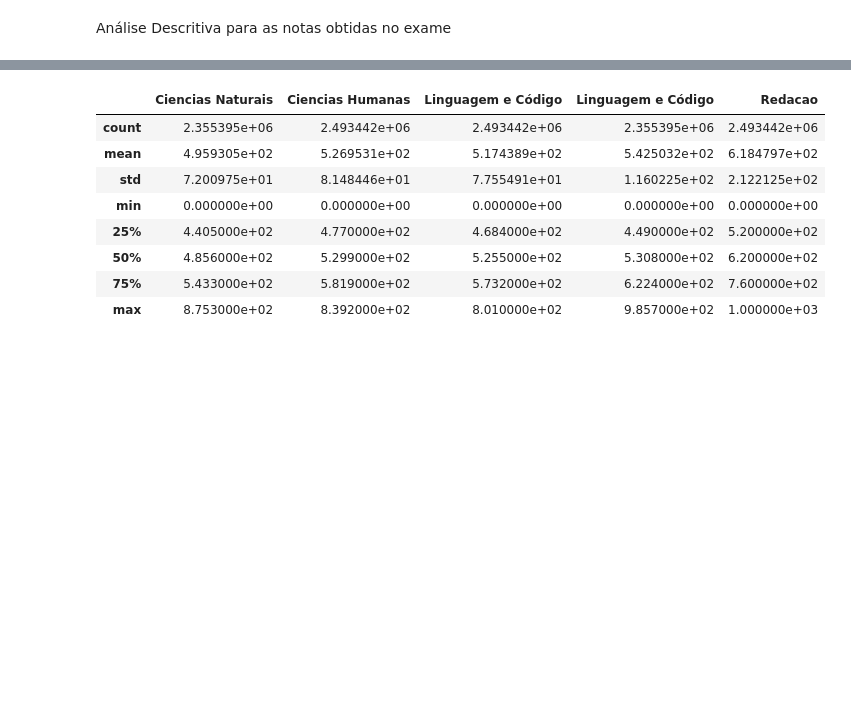
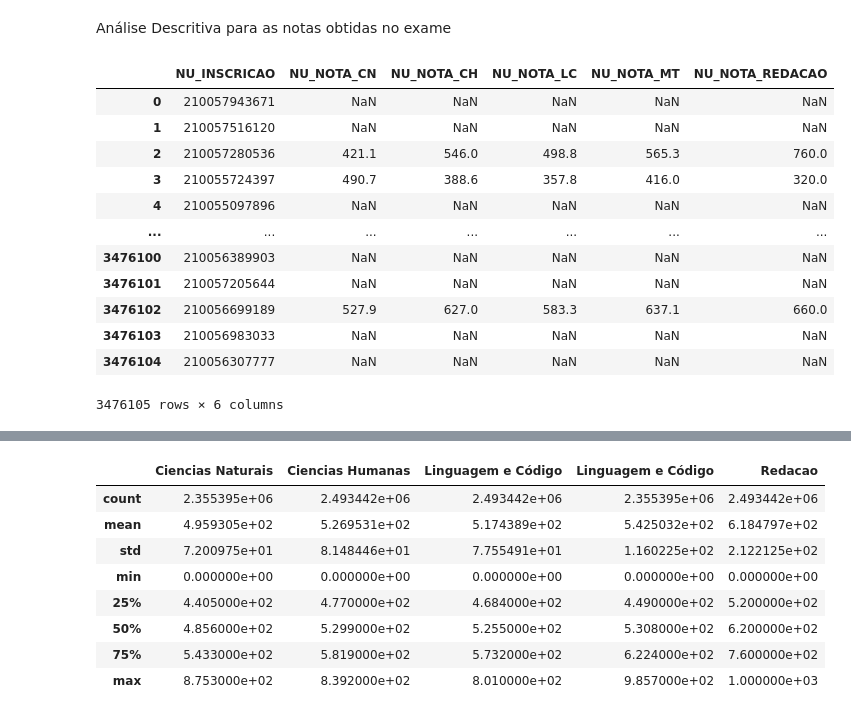
Before and after one commit to Grupo-B-Turma-2-Ada-VemSerTech/Projeto_Mod04_Ada_VemSerTech, a Jupyter notebook: Projeto.ipynb, the cells around one changed output, grey strips where cells are left out. Cells and saved outputs as stored; diff of their text form; code cells hidden in the pictures; blank space fills up the shorter version.

```diff
--- a/Projeto.ipynb
+++ b/Projeto.ipynb
@@ -276,3 +272,19 @@ colunas
 A análise acima não faz sentido pois não trata-se de dados quantitativos
 # %% [markdown]
 Análise Descritiva para as notas obtidas no exame
+# %%
+df_enem[['NU_INSCRICAO','NU_NOTA_CN', 'NU_NOTA_CH','NU_NOTA_LC', 'NU_NOTA_MT','NU_NOTA_REDACAO']]
+# %% [output]
+|  | NU_INSCRICAO | NU_NOTA_CN | NU_NOTA_CH | NU_NOTA_LC | NU_NOTA_MT | NU_NOTA_REDACAO |
+| 0 | 210057943671 | NaN | NaN | NaN | NaN | NaN |
+| 1 | 210057516120 | NaN | NaN | NaN | NaN | NaN |
+| 2 | 210057280536 | 421.1 | 546.0 | 498.8 | 565.3 | 760.0 |
+| 3 | 210055724397 | 490.7 | 388.6 | 357.8 | 416.0 | 320.0 |
+| 4 | 210055097896 | NaN | NaN | NaN | NaN | NaN |
+| ... | ... | ... | ... | ... | ... | ... |
+| 3476100 | 210056389903 | NaN | NaN | NaN | NaN | NaN |
+| 3476101 | 210057205644 | NaN | NaN | NaN | NaN | NaN |
+| 3476102 | 210056699189 | 527.9 | 627.0 | 583.3 | 637.1 | 660.0 |
+| 3476103 | 210056983033 | NaN | NaN | NaN | NaN | NaN |
+| 3476104 | 210056307777 | NaN | NaN | NaN | NaN | NaN |
+3476105 rows × 6 columns
```
Also changed, not shown: parts of 6 cells of this notebook.
